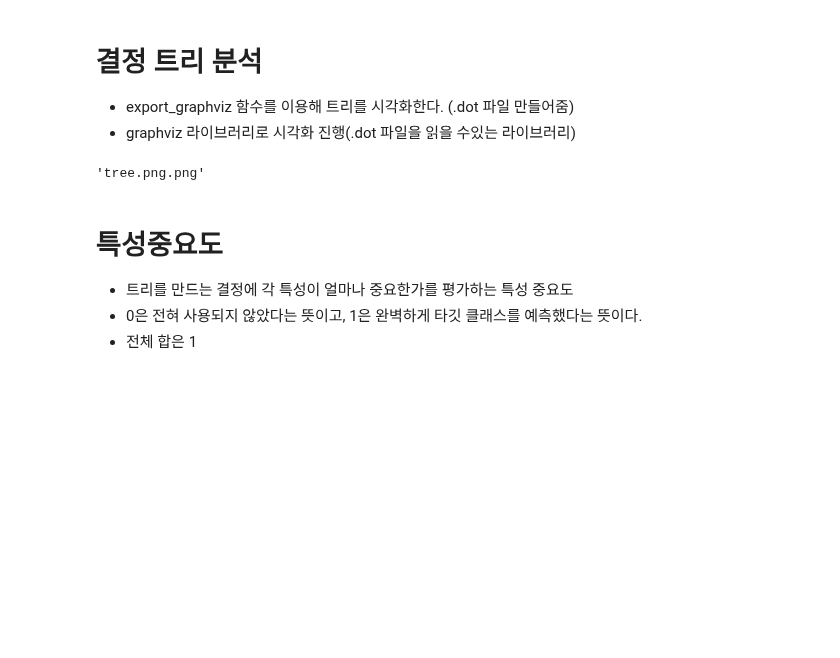
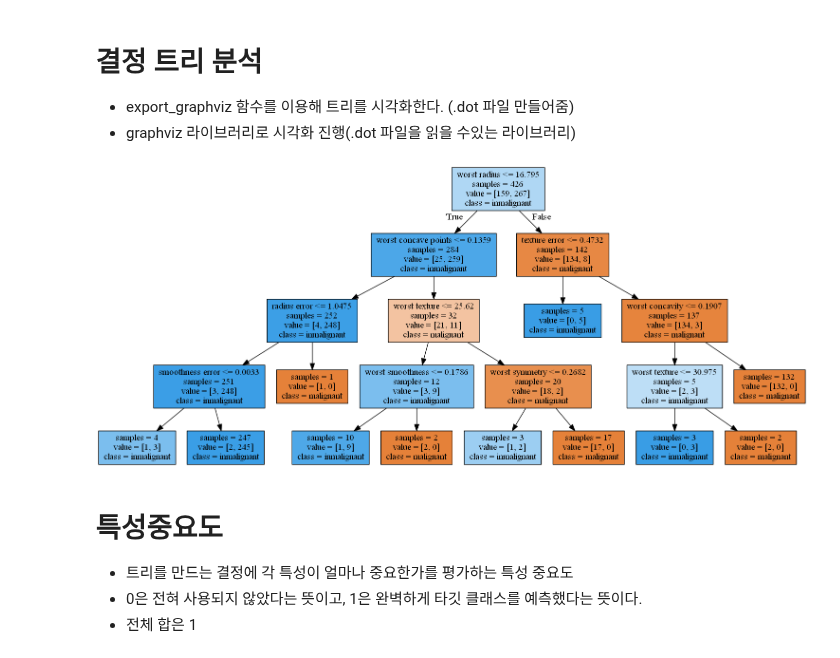
Before and after one commit to kjw1oo/SKLEARN, a Jupyter notebook: Supervised_Learning/DecisionTree_and_SVC.ipynb, the cells around one changed output. Saved outputs shown, nothing was run; the diff lists cells and outputs as text; code cells hidden in the pictures; blank space fills up the shorter version.

Commit message:
modify DecisionTree_and_SVC add displaying in ipython

```diff
--- a/Supervised_Learning/DecisionTree_and_SVC.ipynb
+++ b/Supervised_Learning/DecisionTree_and_SVC.ipynb
@@ -65,14 +68,13 @@ export_graphviz(tree, out_file = 'tree.dot', class_names=['악성', '양성'],
 # %%
 import graphviz
 
 with open('tree.dot', encoding = 'utf-8') as f:
     dot_graph = f.read()
-
-dot = graphviz.Source(dot_graph)
-dot.format='png'
-dot.render(filename='tree.png')
+graph = pydot.graph_from_dot_data(dot_graph)[0]
+image = graph.create_png()
+Image(image)
 # %% [output]
-'tree.png.png'
+[figure, added]
 # %%
 
 import os
```
Also changed, not shown: parts of 2 cells of this notebook.
